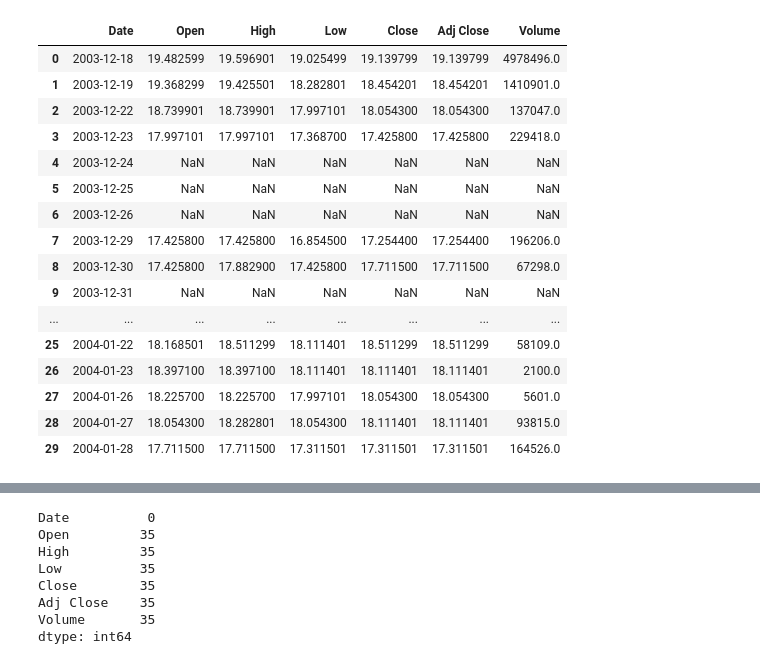
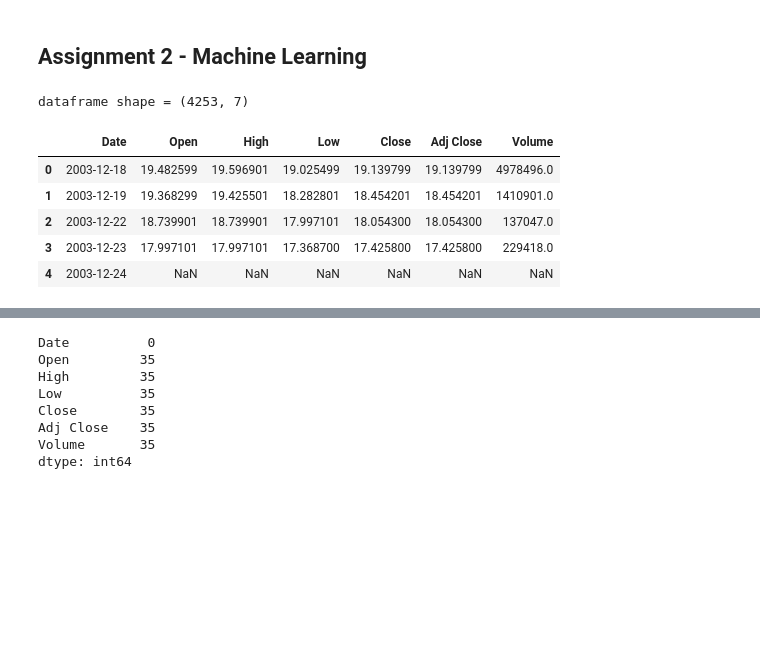
Before and after one commit to D49ll/DAVE3625, a Jupyter notebook: Assignment_2/Assignment_2.ipynb, the cells around one changed output, grey strips where cells are left out. Saved outputs shown, nothing was run; the diff lists cells and outputs as text; code cells hidden in the pictures; blank space fills up the shorter version.

Commit message:
Finished assignment 2

```diff
--- a/Assignment_2/Assignment_2.ipynb
+++ b/Assignment_2/Assignment_2.ipynb
@@ -3,0 +1,2 @@ from matplotlib import pyplot as plt
+# %% [markdown]
+## Assignment 2 - Machine Learning
@@ -4,23 +17,14 @@ from matplotlib import pyplot as plt
 # %%
 # Loading .csv from github raw
 url = 'https://raw.githubusercontent.com/umaimehm/Intro_to_AI/master/assignment2-machineLearning/NAS.csv'
 nas = pd.read_csv(url)
-nas.head(30)
+print(f"dataframe shape = {nas.shape}")
+nas.head(5)
 # %% [output]
+dataframe shape = (4253, 7)
 |  | Date | Open | High | Low | Close | Adj Close | Volume |
 | 0 | 2003-12-18 | 19.482599 | 19.596901 | 19.025499 | 19.139799 | 19.139799 | 4978496.0 |
 | 1 | 2003-12-19 | 19.368299 | 19.425501 | 18.282801 | 18.454201 | 18.454201 | 1410901.0 |
 | 2 | 2003-12-22 | 18.739901 | 18.739901 | 17.997101 | 18.054300 | 18.054300 | 137047.0 |
 | 3 | 2003-12-23 | 17.997101 | 17.997101 | 17.368700 | 17.425800 | 17.425800 | 229418.0 |
 | 4 | 2003-12-24 | NaN | NaN | NaN | NaN | NaN | NaN |
-| 5 | 2003-12-25 | NaN | NaN | NaN | NaN | NaN | NaN |
-| 6 | 2003-12-26 | NaN | NaN | NaN | NaN | NaN | NaN |
-| 7 | 2003-12-29 | 17.425800 | 17.425800 | 16.854500 | 17.254400 | 17.254400 | 196206.0 |
-| 8 | 2003-12-30 | 17.425800 | 17.882900 | 17.425800 | 17.711500 | 17.711500 | 67298.0 |
-| 9 | 2003-12-31 | NaN | NaN | NaN | NaN | NaN | NaN |
-| ... | ... | ... | ... | ... | ... | ... | ... |
-| 25 | 2004-01-22 | 18.168501 | 18.511299 | 18.111401 | 18.511299 | 18.511299 | 58109.0 |
-| 26 | 2004-01-23 | 18.397100 | 18.397100 | 18.111401 | 18.111401 | 18.111401 | 2100.0 |
-| 27 | 2004-01-26 | 18.225700 | 18.225700 | 17.997101 | 18.054300 | 18.054300 | 5601.0 |
-| 28 | 2004-01-27 | 18.054300 | 18.282801 | 18.054300 | 18.111401 | 18.111401 | 93815.0 |
-| 29 | 2004-01-28 | 17.711500 | 17.711500 | 17.311501 | 17.311501 | 17.311501 | 164526.0 |
```
Also changed, not shown: parts of 24 cells of this notebook, 2 other files.
